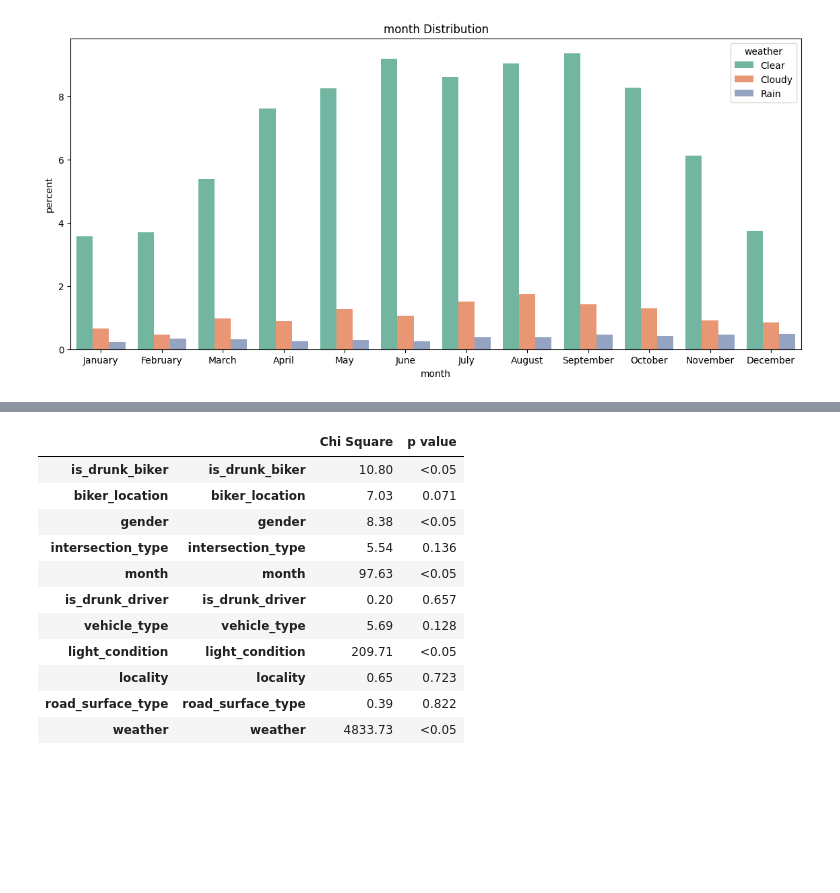
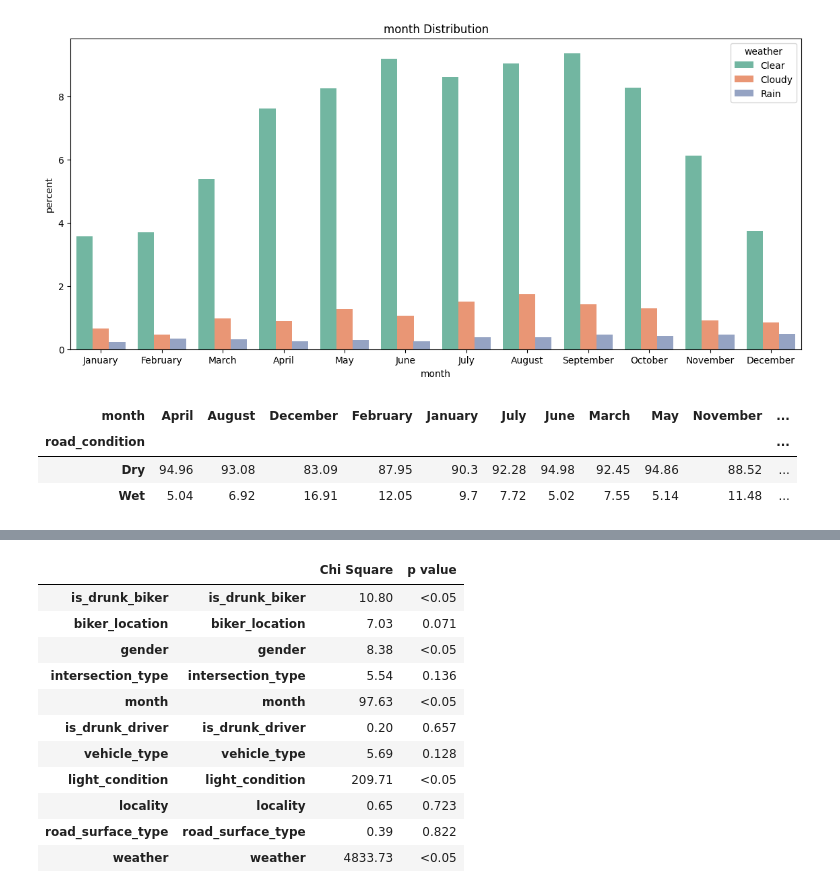
Before and after one commit to maayan-aytek/BikeCrashCausalInference, a Jupyter notebook: EDA.ipynb, the cells around one changed output, grey strips where cells are left out. Cells and saved outputs as stored; diff of their text form; code cells hidden in the pictures; blank space fills up the shorter version.

```diff
--- a/EDA.ipynb
+++ b/EDA.ipynb
@@ -45,6 +45,11 @@ def plot_categorical_distribution(df, column, palette='Set2', stat="count", hue=
     sns.countplot(data=df, x=column, palette=palette, stat=stat, hue=hue)
     plt.title(f'{column} Distribution')
     plt.show()
+# %%
+def calculate_distribution(df, row_column, col_column):
+    crosstab = pd.crosstab(df[row_column], df[col_column], normalize='columns') * 100
+    crosstab = crosstab.round(2)
+    return crosstab
 # %%
 plot_categorical_distribution(df, 'road_condition', stat="percent")
 # %% [output]
@@ -76 +81,8 @@ dist_by_t, chi_by_t = print_independence_table(df, seperator_col=T)
 dist_by_y, chi_by_y = print_independence_table(df, seperator_col=Y)
+# %%
+calculate_distribution(df, row_column=T_CATEGORY, col_column='month')
+# %% [output]
+| month | April | August | December | February | January | July | June | March | May | November | ... |
+| road_condition |  |  |  |  |  |  |  |  |  |  | ... |
+| Dry | 94.96 | 93.08 | 83.09 | 87.95 | 90.3 | 92.28 | 94.98 | 92.45 | 94.86 | 88.52 | ... |
+| Wet | 5.04 | 6.92 | 16.91 | 12.05 | 9.7 | 7.72 | 5.02 | 7.55 | 5.14 | 11.48 | ... |
```
Also changed, not shown: parts of 3 cells of this notebook, 3 other files.
